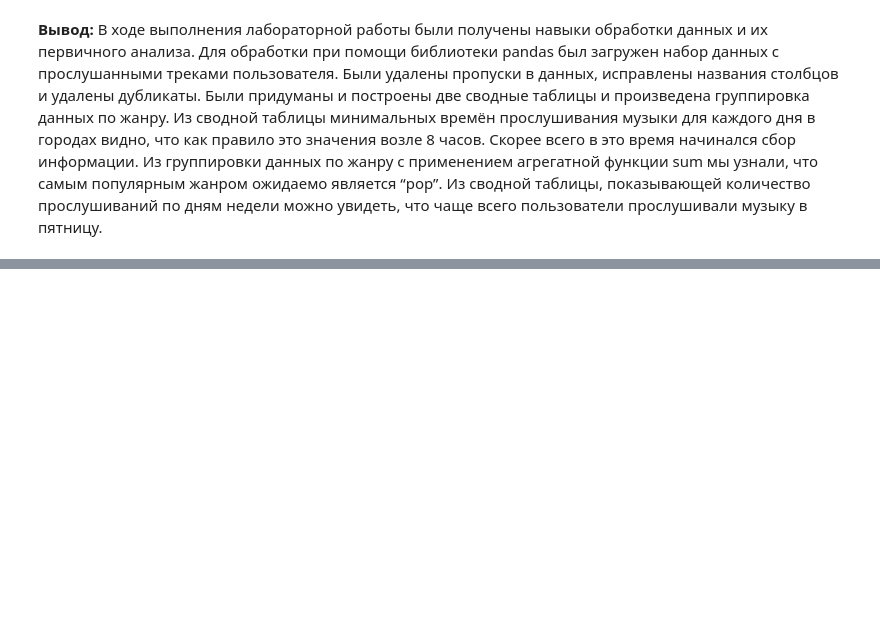
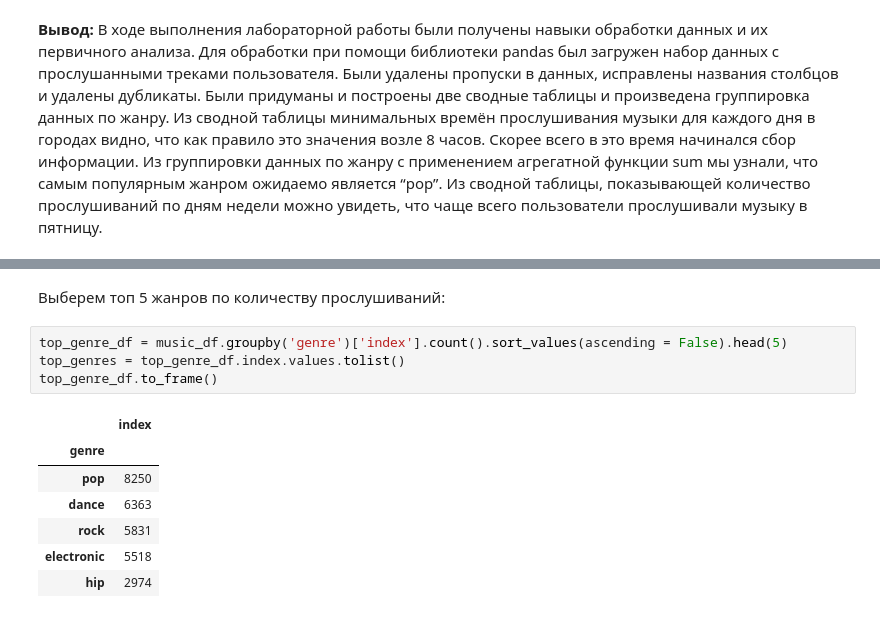
Before and after one commit to DmitryPotemkin/Scikit-Learn_Data_Analysis, a Jupyter notebook: VvADLab1.ipynb, the cells around one changed output, grey strips where cells are left out. Drawn from its saved outputs; the diff is of its cells as text; blank space fills up the shorter version.

```diff
--- a/VvADLab1.ipynb
+++ b/VvADLab1.ipynb
@@ -227,0 +267,14 @@ pd.pivot_table(music_df, index='Dayweek', values='index', aggfunc='count')
+# %% [markdown]
+Выберем топ 5 жанров по количеству прослушиваний:
+# %%
+top_genre_df = music_df.groupby('genre')['index'].count().sort_values(ascending = False).head(5)
+top_genres = top_genre_df.index.values.tolist()
+top_genre_df.to_frame()
+# %% [output]
+|  | index |
+| genre |  |
+| pop | 8250 |
+| dance | 6363 |
+| rock | 5831 |
+| electronic | 5518 |
+| hip | 2974 |
```
Also changed, not shown: parts of 15 cells of this notebook.
